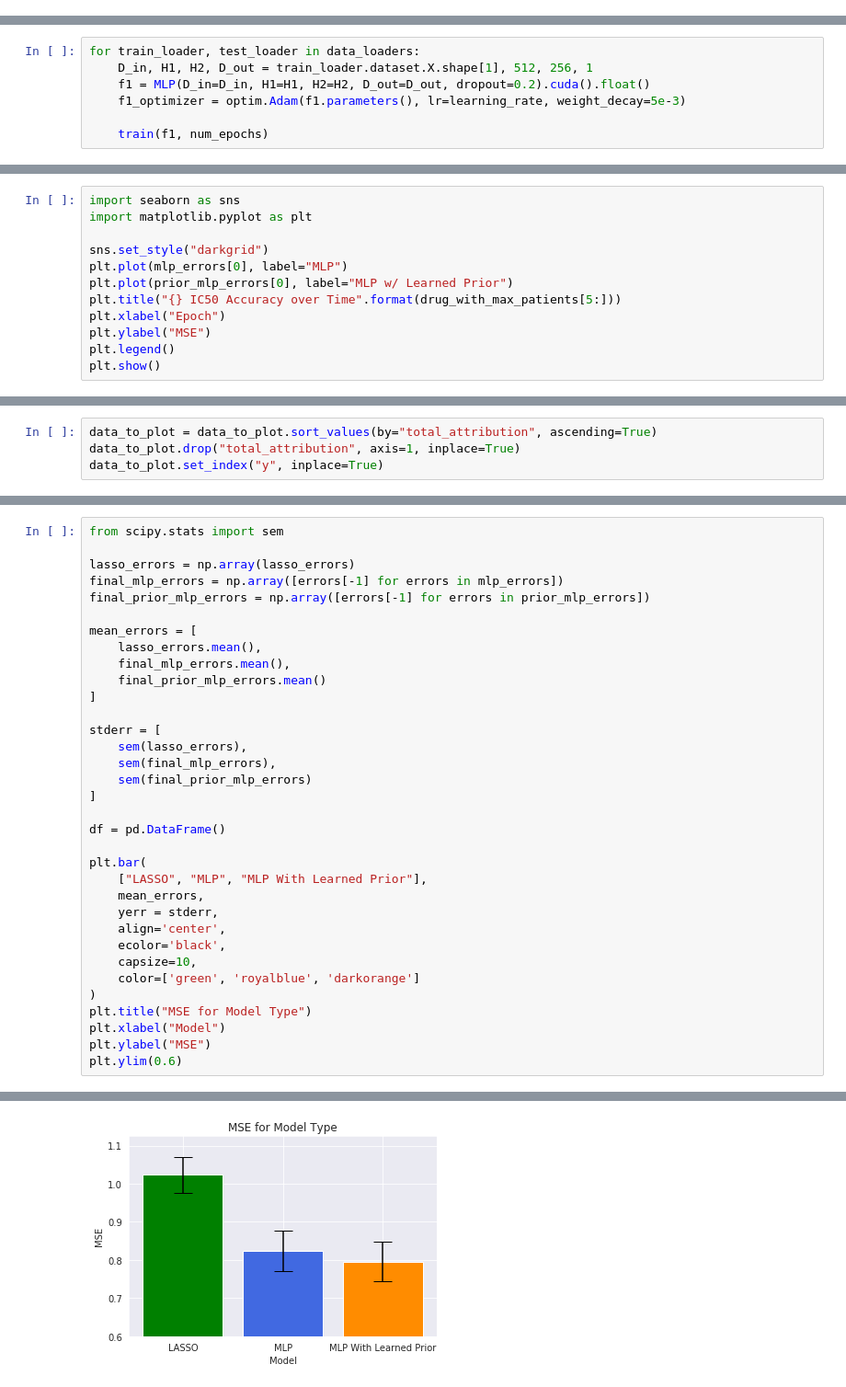
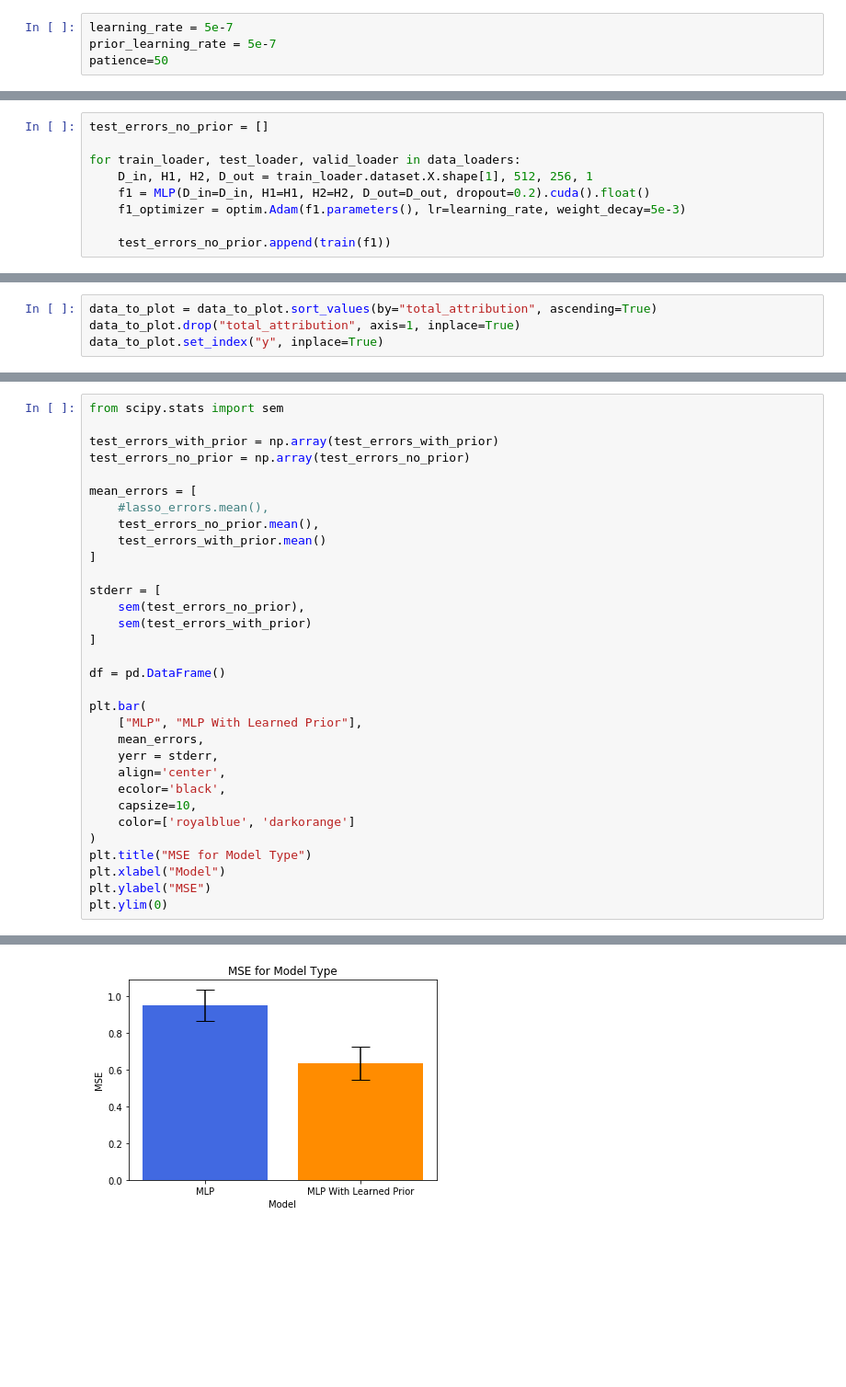
Before and after one commit to suinleelab/deep_attribution_priors, a Jupyter notebook: learned_drug_prior.ipynb, the cells around one changed output, grey strips where cells are left out. Shown at 92% size. Drawn from its saved outputs; the diff is of its cells as text; blank space fills up the shorter version.

Commit message:
AML experiments with validation/early stopping

```diff
--- a/learned_drug_prior.ipynb
+++ b/learned_drug_prior.ipynb
@@ -53,6 +54,10 @@ for drug_col in response_data.drug_columns:
     if patients_for_drug > max_patients:
         max_patients = patients_for_drug
         drug_with_max_patients = drug_col
+# %%
+learning_rate = 5e-7
+prior_learning_rate = 5e-7
+patience=50
 # %%
 import datetime
 import time
@@ -181,8 +215,10 @@ for split in kfold_split:
 # %%
-for train_loader, test_loader in data_loaders:
+test_errors_no_prior = []
+
+for train_loader, test_loader, valid_loader in data_loaders:
     D_in, H1, H2, D_out = train_loader.dataset.X.shape[1], 512, 256, 1
     f1 = MLP(D_in=D_in, H1=H1, H2=H2, D_out=D_out, dropout=0.2).cuda().float()
     f1_optimizer = optim.Adam(f1.parameters(), lr=learning_rate, weight_decay=5e-3)
 
-    train(f1, num_epochs)
+    test_errors_no_prior.append(train(f1))
 # %% [output]
@@ -448,12 +489,0 @@ Beginning model training at 2019-11-19 14:40:49.254799
-# %%
-import seaborn as sns
-import matplotlib.pyplot as plt
-
-sns.set_style("darkgrid")
-plt.plot(mlp_errors[0], label="MLP")
-plt.plot(prior_mlp_errors[0], label="MLP w/ Learned Prior")
-plt.title("{} IC50 Accuracy over Time".format(drug_with_max_patients[5:]))
-plt.xlabel("Epoch")
-plt.ylabel("MSE")
-plt.legend()
-plt.show()
@@ -556,35 +588,33 @@ for train_loader, test_loader in data_loaders:
 # %%
 from scipy.stats import sem
 
-lasso_errors = np.array(lasso_errors)
-final_mlp_errors = np.array([errors[-1] for errors in mlp_errors])
-final_prior_mlp_errors = np.array([errors[-1] for errors in prior_mlp_errors])
+test_errors_with_prior = np.array(test_errors_with_prior)
+test_errors_no_prior = np.array(test_errors_no_prior)
 
 mean_errors = [
-    lasso_errors.mean(),
-    final_mlp_errors.mean(),
-    final_prior_mlp_errors.mean()
+    #lasso_errors.mean(),
+    test_errors_no_prior.mean(),
+    test_errors_with_prior.mean()
 ]
 
 stderr = [
-    sem(lasso_errors),
-    sem(final_mlp_errors),
-    sem(final_prior_mlp_errors)
+    sem(test_errors_no_prior),
+    sem(test_errors_with_prior)
 ]
 
 df = pd.DataFrame()
 
 plt.bar(
-    ["LASSO", "MLP", "MLP With Learned Prior"],
+    ["MLP", "MLP With Learned Prior"],
     mean_errors,
     yerr = stderr,
     align='center',
     ecolor='black',
     capsize=10,
-    color=['green', 'royalblue', 'darkorange']
+    color=['royalblue', 'darkorange']
 )
 plt.title("MSE for Model Type")
 plt.xlabel("Model")
 plt.ylabel("MSE")
-plt.ylim(0.6)
+plt.ylim(0)
 # %% [output]
@@ -592,4 +622,4 @@ plt.ylim(0.6)
-[figure, old version]
+[figure, new version]
 # %%
 import matplotlib.lines as mlines
 import matplotlib.transforms as mtransforms
```
Also changed, not shown: parts of 17 cells of this notebook.
